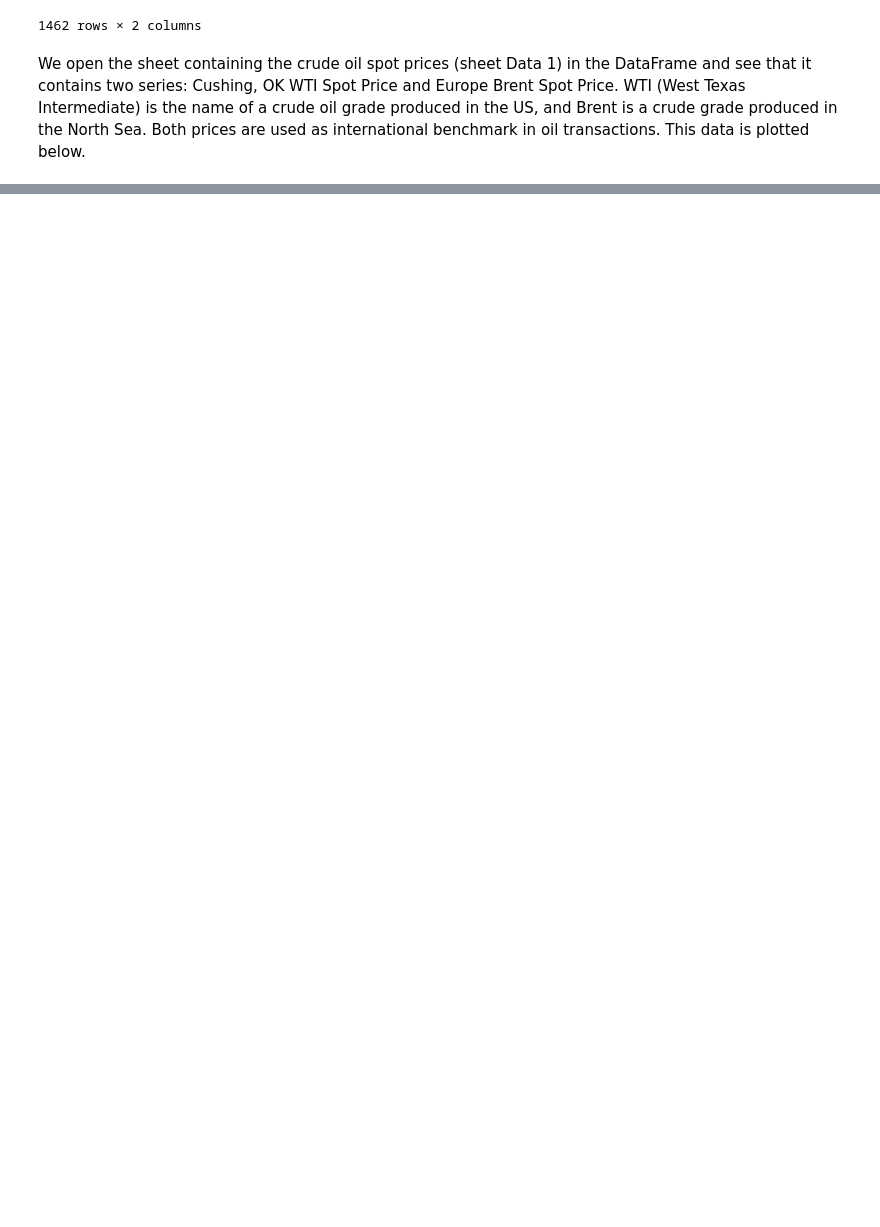
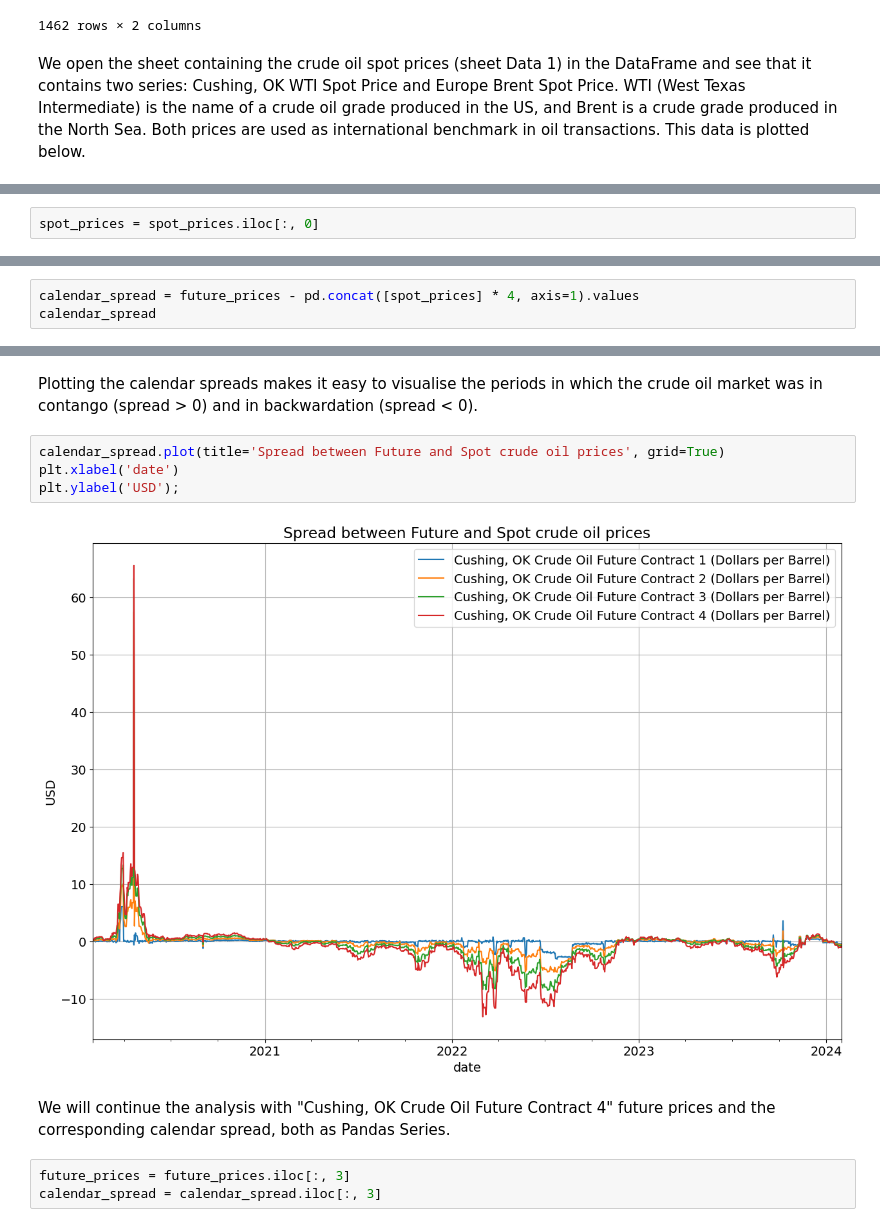
Before and after one commit to S-Dassou/crude_analysis_project, a Jupyter notebook: crude_fs_analysis.ipynb, the cells around one changed output, grey strips where cells are left out. Saved outputs shown, nothing was run; the diff lists cells and outputs as text; blank space fills up the shorter version.

```diff
--- a/crude_fs_analysis.ipynb
+++ b/crude_fs_analysis.ipynb
@@ -123,0 +126,2 @@ We can see that crude prices increased from 2021 to mid 2022, where we saw a sha
+# %%
+spot_prices = spot_prices.iloc[:, 0]
@@ -123,0 +158,3 @@ We can see that crude prices increased from 2021 to mid 2022, where we saw a sha
+# %%
+calendar_spread = future_prices - pd.concat([spot_prices] * 4, axis=1).values
+calendar_spread
@@ -123,0 +175,13 @@ We can see that crude prices increased from 2021 to mid 2022, where we saw a sha
+# %% [markdown]
+Plotting the calendar spreads makes it easy to visualise the periods in which the crude oil market was in contango (spread > 0) and in backwardation (spread < 0).
+# %%
+calendar_spread.plot(title='Spread between Future and Spot crude oil prices', grid=True)
+plt.xlabel('date')
+plt.ylabel('USD');
+# %% [output]
+[figure, added]
+# %% [markdown]
+We will continue the analysis with "Cushing, OK Crude Oil Future Contract 4" future prices and the corresponding calendar spread, both as Pandas Series.
+# %%
+future_prices = future_prices.iloc[:, 3]
+calendar_spread = calendar_spread.iloc[:, 3]
```
Also changed, not shown: parts of 19 cells of this notebook.
